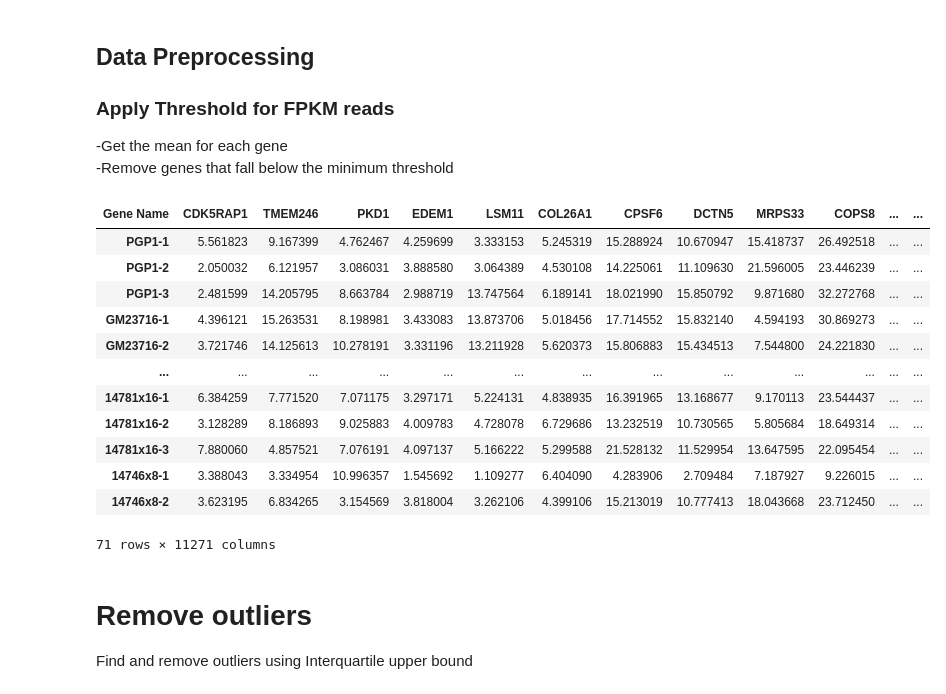
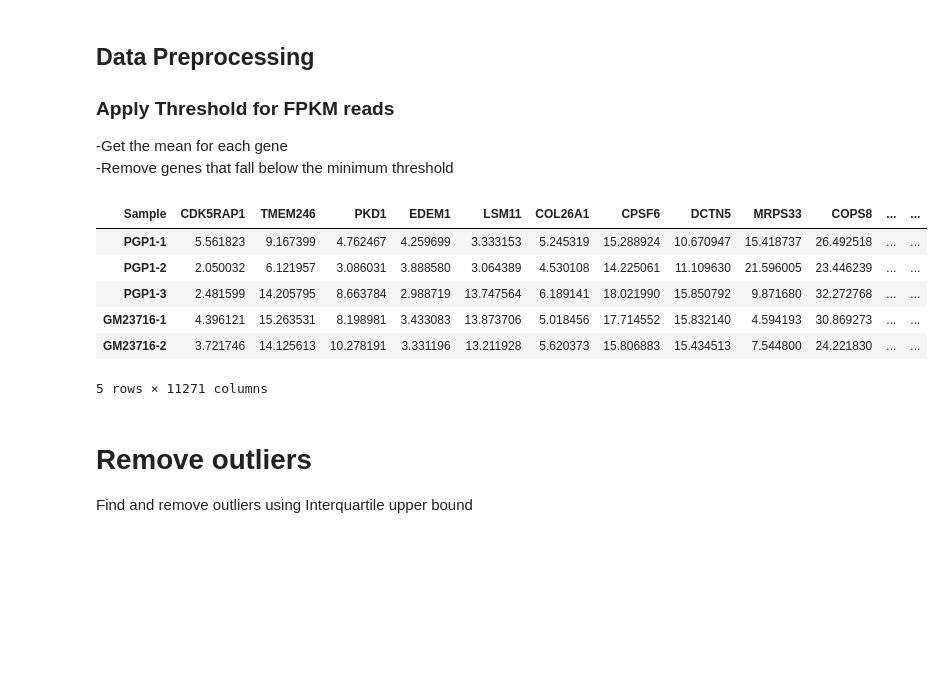
Before and after one commit to gokhuu/Computational-Employee-ReadMe, a Jupyter notebook: Personal Genome/DNA_RNA_model_testing.ipynb, the cells around one changed output. Drawn from its saved outputs; the diff is of its cells as text; code cells hidden in the pictures; blank space fills up the shorter version.

```diff
--- a/Personal Genome/DNA_RNA_model_testing.ipynb
+++ b/Personal Genome/DNA_RNA_model_testing.ipynb
@@ -37,43 +37,37 @@ rna.head()
 # %%
 #get index col for later
 gene_names = rna['Unnamed: 0']
 
 #remove gene name col
 rna = rna.drop('Unnamed: 0', axis=1)
 
 #create Mean column
 rna['Mean'] = rna.mean(axis=1)
 
 #create genes to drop
 genes_to_drop = [i for i in range(rna.shape[0]) if rna.Mean[i] <= 2]
 
 #drop columns
 rna = rna.drop(genes_to_drop)
 rna = rna.drop('Mean', axis=1)
 
 #adjust gene list
 for i in genes_to_drop:
     gene_names = gene_names.drop(i)
 
 #Set Index
-rna['Gene Name'] = gene_names
-rna = rna.set_index('Gene Name')
+rna['Sample'] = gene_names
+rna = rna.set_index('Sample')
 rna = rna.T
-rna
+rna.head()
 # %% [output]
-| Gene Name | CDK5RAP1 | TMEM246 | PKD1 | EDEM1 | LSM11 | COL26A1 | CPSF6 | DCTN5 | MRPS33 | COPS8 | ... | ... |
+| Sample | CDK5RAP1 | TMEM246 | PKD1 | EDEM1 | LSM11 | COL26A1 | CPSF6 | DCTN5 | MRPS33 | COPS8 | ... | ... |
 | PGP1-1 | 5.561823 | 9.167399 | 4.762467 | 4.259699 | 3.333153 | 5.245319 | 15.288924 | 10.670947 | 15.418737 | 26.492518 | ... | ... |
 | PGP1-2 | 2.050032 | 6.121957 | 3.086031 | 3.888580 | 3.064389 | 4.530108 | 14.225061 | 11.109630 | 21.596005 | 23.446239 | ... | ... |
 | PGP1-3 | 2.481599 | 14.205795 | 8.663784 | 2.988719 | 13.747564 | 6.189141 | 18.021990 | 15.850792 | 9.871680 | 32.272768 | ... | ... |
 | GM23716-1 | 4.396121 | 15.263531 | 8.198981 | 3.433083 | 13.873706 | 5.018456 | 17.714552 | 15.832140 | 4.594193 | 30.869273 | ... | ... |
 | GM23716-2 | 3.721746 | 14.125613 | 10.278191 | 3.331196 | 13.211928 | 5.620373 | 15.806883 | 15.434513 | 7.544800 | 24.221830 | ... | ... |
-| ... | ... | ... | ... | ... | ... | ... | ... | ... | ... | ... | ... | ... |
-| 14781x16-1 | 6.384259 | 7.771520 | 7.071175 | 3.297171 | 5.224131 | 4.838935 | 16.391965 | 13.168677 | 9.170113 | 23.544437 | ... | ... |
-| 14781x16-2 | 3.128289 | 8.186893 | 9.025883 | 4.009783 | 4.728078 | 6.729686 | 13.232519 | 10.730565 | 5.805684 | 18.649314 | ... | ... |
-| 14781x16-3 | 7.880060 | 4.857521 | 7.076191 | 4.097137 | 5.166222 | 5.299588 | 21.528132 | 11.529954 | 13.647595 | 22.095454 | ... | ... |
-| 14746x8-1 | 3.388043 | 3.334954 | 10.996357 | 1.545692 | 1.109277 | 6.404090 | 4.283906 | 2.709484 | 7.187927 | 9.226015 | ... | ... |
-| 14746x8-2 | 3.623195 | 6.834265 | 3.154569 | 3.818004 | 3.262106 | 4.399106 | 15.213019 | 10.777413 | 18.043668 | 23.712450 | ... | ... |
-71 rows × 11271 columns
+5 rows × 11271 columns
 # %% [markdown]
 # Remove outliers
 
```
Also changed, not shown: parts of 11 cells of this notebook, 15 other files.
